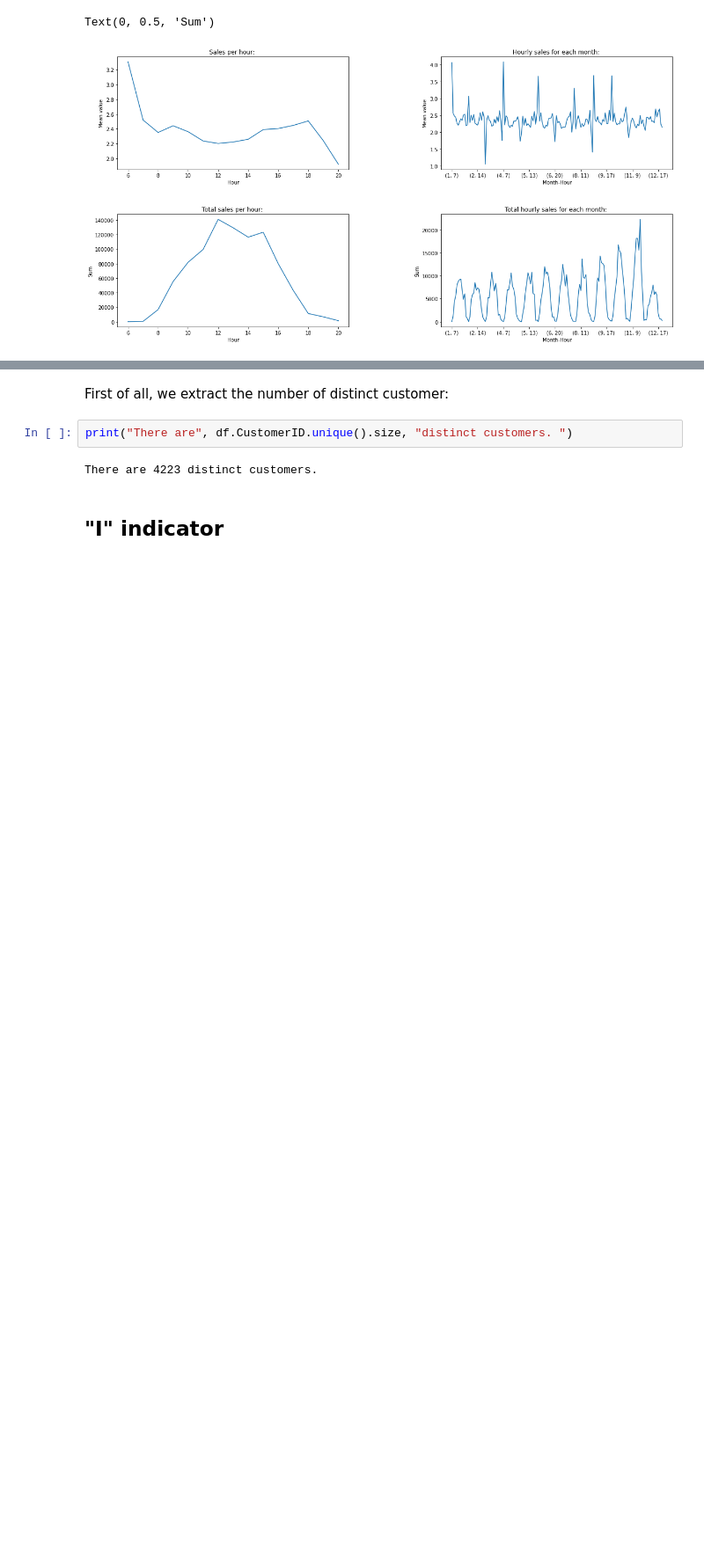
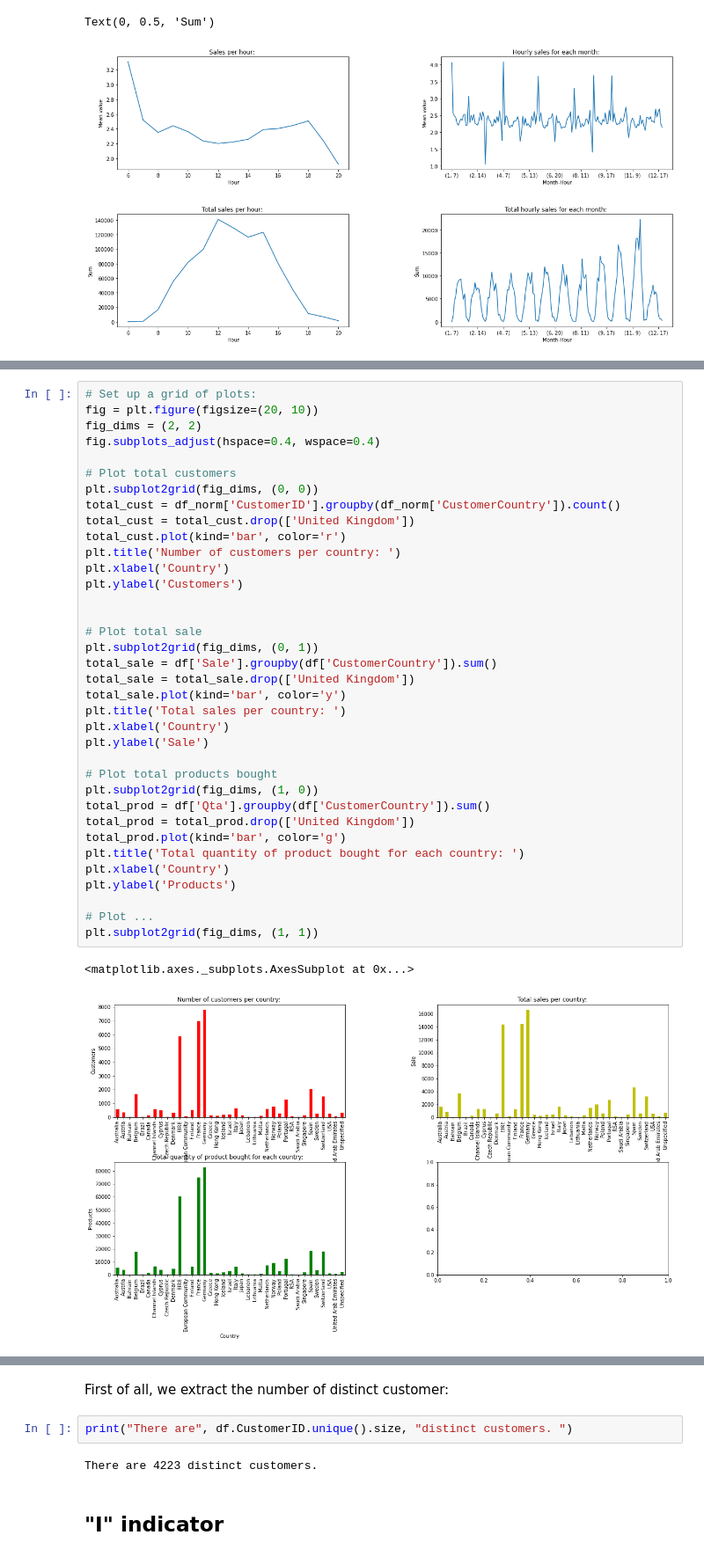
Before and after one commit to dilettagoglia/DataMining, a Jupyter notebook: task_1-2(Diletta).ipynb, the cells around one changed output, grey strips where cells are left out. Shown at 88% size. Drawn from its saved outputs; the diff is of its cells as text; blank space fills up the shorter version.

```diff
--- a/task_1-2(Diletta).ipynb
+++ b/task_1-2(Diletta).ipynb
@@ -1138 +990,40 @@ Text(0, 0.5, 'Total sales (expenditure)')
+# %%
+# Set up a grid of plots:
+fig = plt.figure(figsize=(20, 10))
+fig_dims = (2, 2)
+fig.subplots_adjust(hspace=0.4, wspace=0.4)
+
+# Plot total customers
+plt.subplot2grid(fig_dims, (0, 0))
+total_cust = df_norm['CustomerID'].groupby(df_norm['CustomerCountry']).count()
+total_cust = total_cust.drop(['United Kingdom'])
+total_cust.plot(kind='bar', color='r')
+plt.title('Number of customers per country: ')
+plt.xlabel('Country')
+plt.ylabel('Customers')
+
+
+# Plot total sale
+plt.subplot2grid(fig_dims, (0, 1))
+total_sale = df['Sale'].groupby(df['CustomerCountry']).sum()
+total_sale = total_sale.drop(['United Kingdom'])
+total_sale.plot(kind='bar', color='y')
+plt.title('Total sales per country: ')
+plt.xlabel('Country')
+plt.ylabel('Sale')
+
+# Plot total products bought
+plt.subplot2grid(fig_dims, (1, 0))
+total_prod = df['Qta'].groupby(df['CustomerCountry']).sum()
+total_prod = total_prod.drop(['United Kingdom'])
+total_prod.plot(kind='bar', color='g')
+plt.title('Total quantity of product bought for each country: ')
+plt.xlabel('Country')
+plt.ylabel('Products')
+
+# Plot ...
+plt.subplot2grid(fig_dims, (1, 1))
+# %% [output]
+<matplotlib.axes._subplots.AxesSubplot at 0x...>
+[figure, added]
 # %% [markdown]
```
Also changed, not shown: parts of 85 cells of this notebook.
